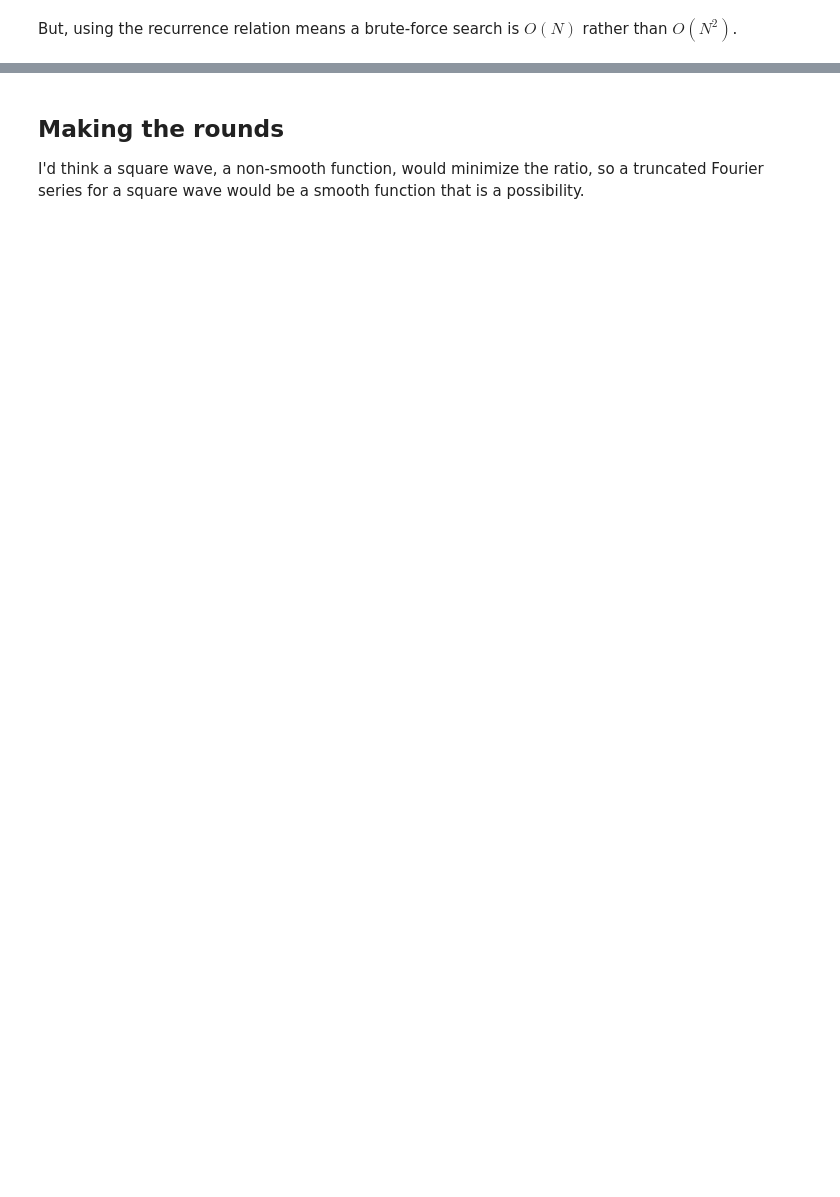
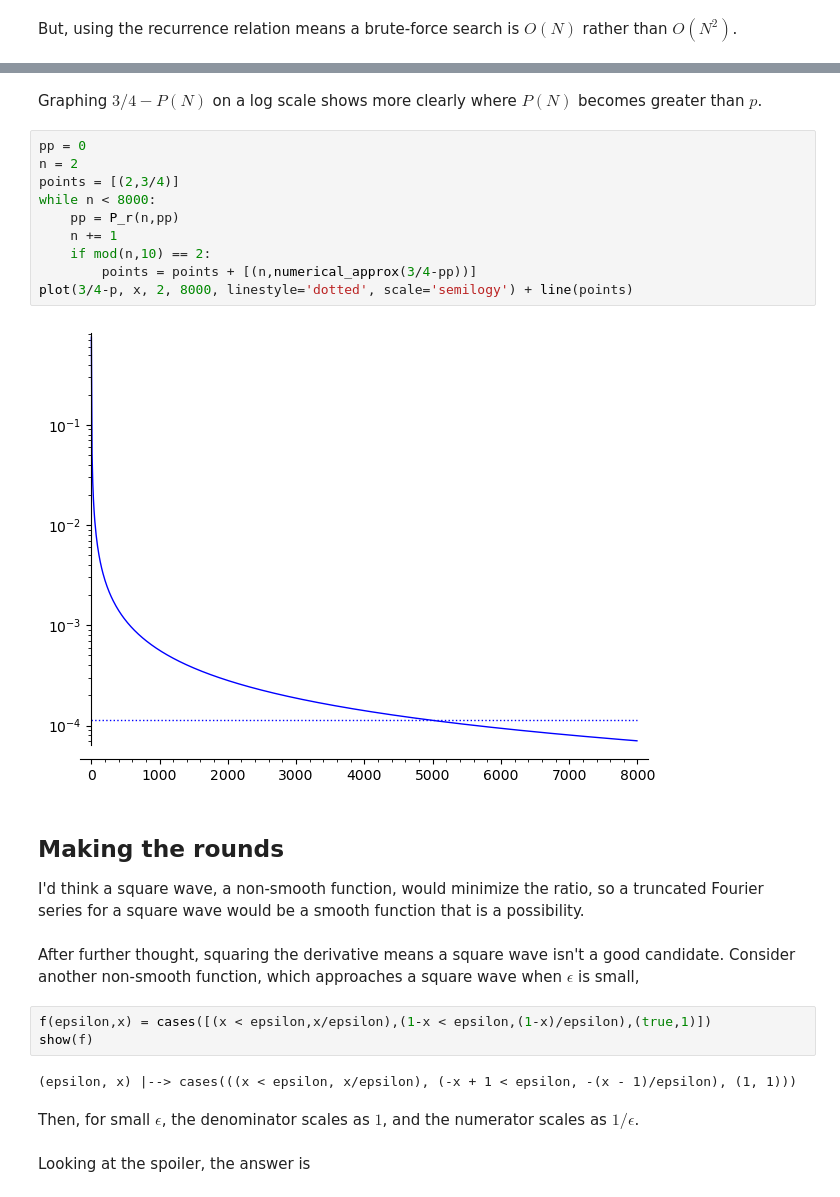
Before and after one commit to qpliu/sunday-puzzle, a Jupyter notebook: riddler/2024/20241108.ipynb, the cells around one changed output, grey strips where cells are left out. Drawn from its saved outputs; the diff is of its cells as text; blank space fills up the shorter version.

Commit message:
Add thoughts on fiddler 20241108 making the rounds after seeing spoiler.

```diff
--- a/riddler/2024/20241108.ipynb
+++ b/riddler/2024/20241108.ipynb
@@ -68,8 +64,35 @@ while pp <= p:
 print((n,numerical_approx(pp-p),pp))
 # %% [output]
 (4922, 5.80734823749768e-9, 3361246781856903657509980386931507340948378736413879645701942521692648917368182999242752041612287808428861398173451828760828089079493612536461269813882377468762395283268955 ...
+# %% [markdown]
+Graphing $3/4-P(N)$ on a log scale shows more clearly where $P(N)$ becomes greater than $p$.
+# %%
+pp = 0
+n = 2
+points = [(2,3/4)]
+while n < 8000:
+    pp = P_r(n,pp)
+    n += 1
+    if mod(n,10) == 2:
+        points = points + [(n,numerical_approx(3/4-pp))]
+plot(3/4-p, x, 2, 8000, linestyle='dotted', scale='semilogy') + line(points)
+# %% [output]
+[figure, added]
 # %% [markdown]
 Making the rounds
 -----------------
 I'd think a square wave, a non-smooth function, would minimize the ratio, so a truncated Fourier series
 for a square wave would be a smooth function that is a possibility.
+# %% [markdown]
+After further thought, squaring the derivative means a square wave
+isn't a good candidate.  Consider another non-smooth function, which
+approaches a square wave when $\epsilon$ is small,
+# %%
+f(epsilon,x) = cases([(x < epsilon,x/epsilon),(1-x < epsilon,(1-x)/epsilon),(true,1)])
+show(f)
+# %% [output]
+(epsilon, x) |--> cases(((x < epsilon, x/epsilon), (-x + 1 < epsilon, -(x - 1)/epsilon), (1, 1)))
+# %% [markdown]
+Then, for small $\epsilon$, the denominator scales as $1$, and the numerator scales as $1/\epsilon$.
+# %% [markdown]
+Looking at the spoiler, the answer is
```
Also changed, not shown: parts of 9 cells of this notebook.
